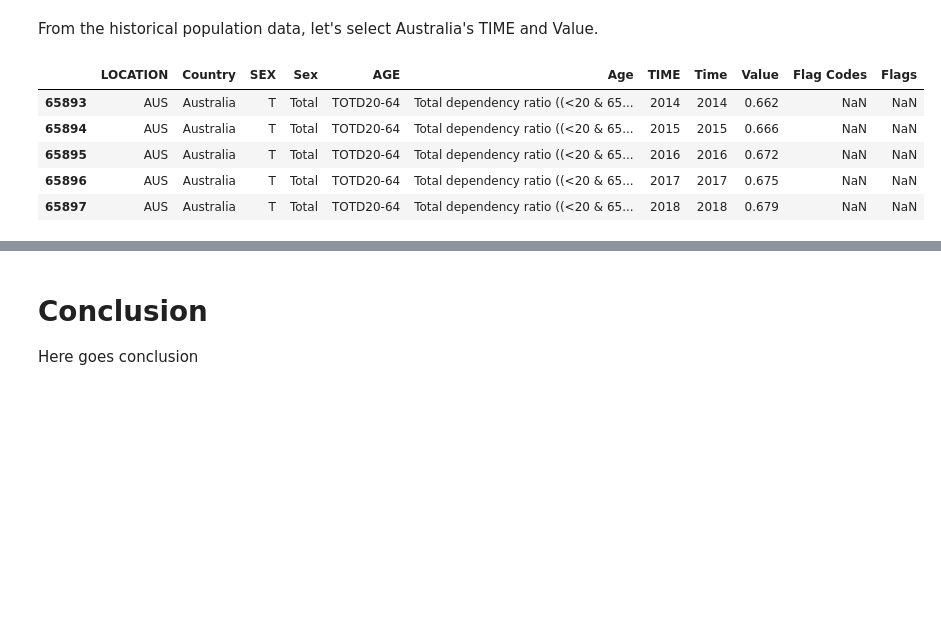
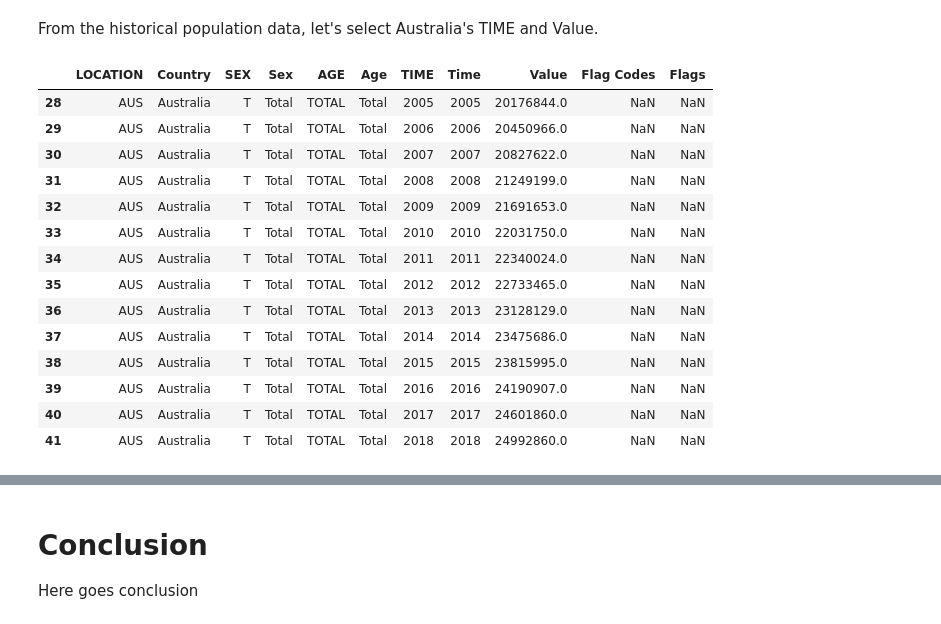
Before and after one commit to shinokada/python-for-ib-diploma-mathematics, a Jupyter notebook: A Measure of Linear Relationship.ipynb, the cells around one changed output, grey strips where cells are left out. Cells and saved outputs as stored; diff of their text form; code cells hidden in the pictures; blank space fills up the shorter version.

```diff
--- a/A Measure of Linear Relationship.ipynb
+++ b/A Measure of Linear Relationship.ipynb
@@ -40,13 +150,25 @@ print(his_pop.head(30))
 # %% [markdown]
 From the historical population data, let's select Australia's TIME and Value.
 # %%
-aus_pop = his_pop.loc[his_pop.Country=='Australia']
-aus_total = aus_pop.loc[aus_pop.Sex =='Total']
-aus_total.tail()
+# github
+
+pop = his_pop.loc[his_pop.Country=='Australia']
+pop = pop.loc[pop.Sex =='Total']
+pop = pop.loc[pop.AGE =='TOTAL']
+pop
 # %% [output]
 |  | LOCATION | Country | SEX | Sex | AGE | Age | TIME | Time | Value | Flag Codes | Flags |
-| 65893 | AUS | Australia | T | Total | TOTD20-64 | Total dependency ratio ((<20 & 65... | 2014 | 2014 | 0.662 | NaN | NaN |
-| 65894 | AUS | Australia | T | Total | TOTD20-64 | Total dependency ratio ((<20 & 65... | 2015 | 2015 | 0.666 | NaN | NaN |
-| 65895 | AUS | Australia | T | Total | TOTD20-64 | Total dependency ratio ((<20 & 65... | 2016 | 2016 | 0.672 | NaN | NaN |
-| 65896 | AUS | Australia | T | Total | TOTD20-64 | Total dependency ratio ((<20 & 65... | 2017 | 2017 | 0.675 | NaN | NaN |
-| 65897 | AUS | Australia | T | Total | TOTD20-64 | Total dependency ratio ((<20 & 65... | 2018 | 2018 | 0.679 | NaN | NaN |
+| 28 | AUS | Australia | T | Total | TOTAL | Total | 2005 | 2005 | 20176844.0 | NaN | NaN |
+| 29 | AUS | Australia | T | Total | TOTAL | Total | 2006 | 2006 | 20450966.0 | NaN | NaN |
+| 30 | AUS | Australia | T | Total | TOTAL | Total | 2007 | 2007 | 20827622.0 | NaN | NaN |
+| 31 | AUS | Australia | T | Total | TOTAL | Total | 2008 | 2008 | 21249199.0 | NaN | NaN |
+| 32 | AUS | Australia | T | Total | TOTAL | Total | 2009 | 2009 | 21691653.0 | NaN | NaN |
+| 33 | AUS | Australia | T | Total | TOTAL | Total | 2010 | 2010 | 22031750.0 | NaN | NaN |
+| 34 | AUS | Australia | T | Total | TOTAL | Total | 2011 | 2011 | 22340024.0 | NaN | NaN |
+| 35 | AUS | Australia | T | Total | TOTAL | Total | 2012 | 2012 | 22733465.0 | NaN | NaN |
+| 36 | AUS | Australia | T | Total | TOTAL | Total | 2013 | 2013 | 23128129.0 | NaN | NaN |
+| 37 | AUS | Australia | T | Total | TOTAL | Total | 2014 | 2014 | 23475686.0 | NaN | NaN |
+| 38 | AUS | Australia | T | Total | TOTAL | Total | 2015 | 2015 | 23815995.0 | NaN | NaN |
+| 39 | AUS | Australia | T | Total | TOTAL | Total | 2016 | 2016 | 24190907.0 | NaN | NaN |
+| 40 | AUS | Australia | T | Total | TOTAL | Total | 2017 | 2017 | 24601860.0 | NaN | NaN |
+| 41 | AUS | Australia | T | Total | TOTAL | Total | 2018 | 2018 | 24992860.0 | NaN | NaN |
```
Also changed, not shown: parts of 45 cells of this notebook, 1 other file.
